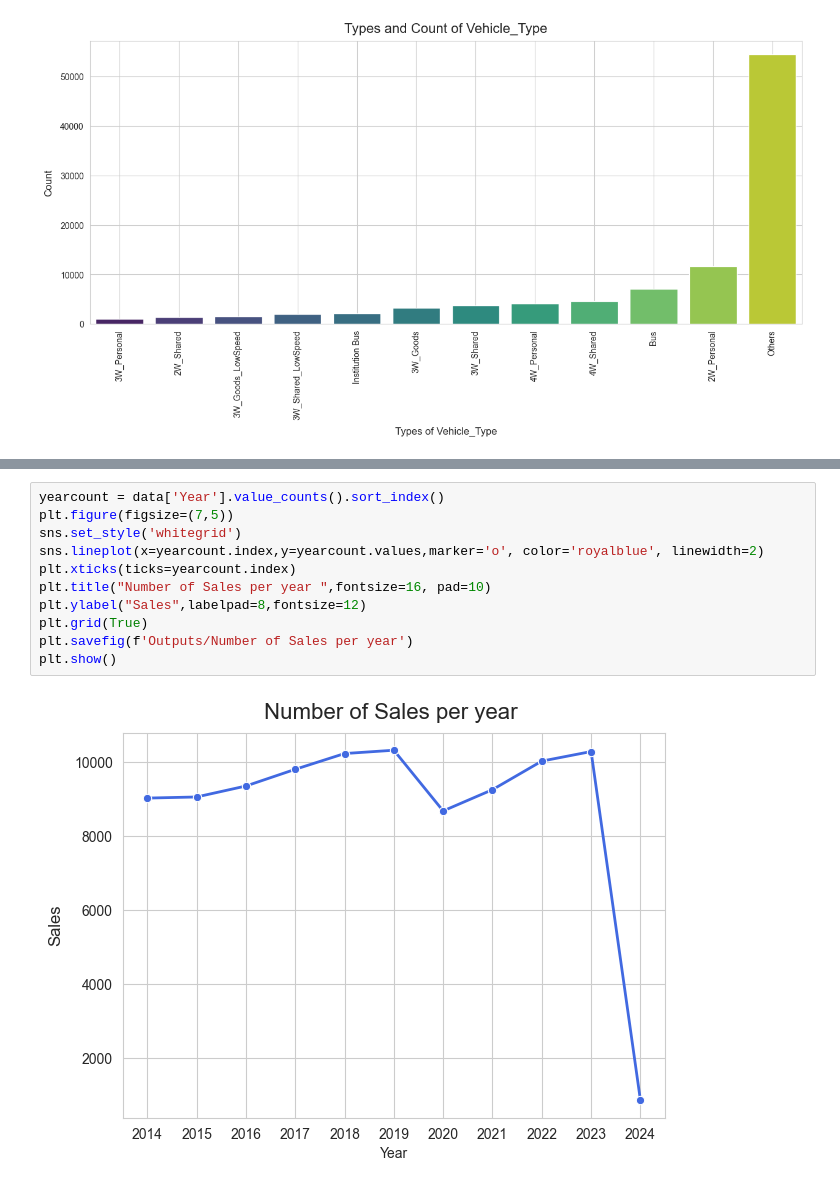
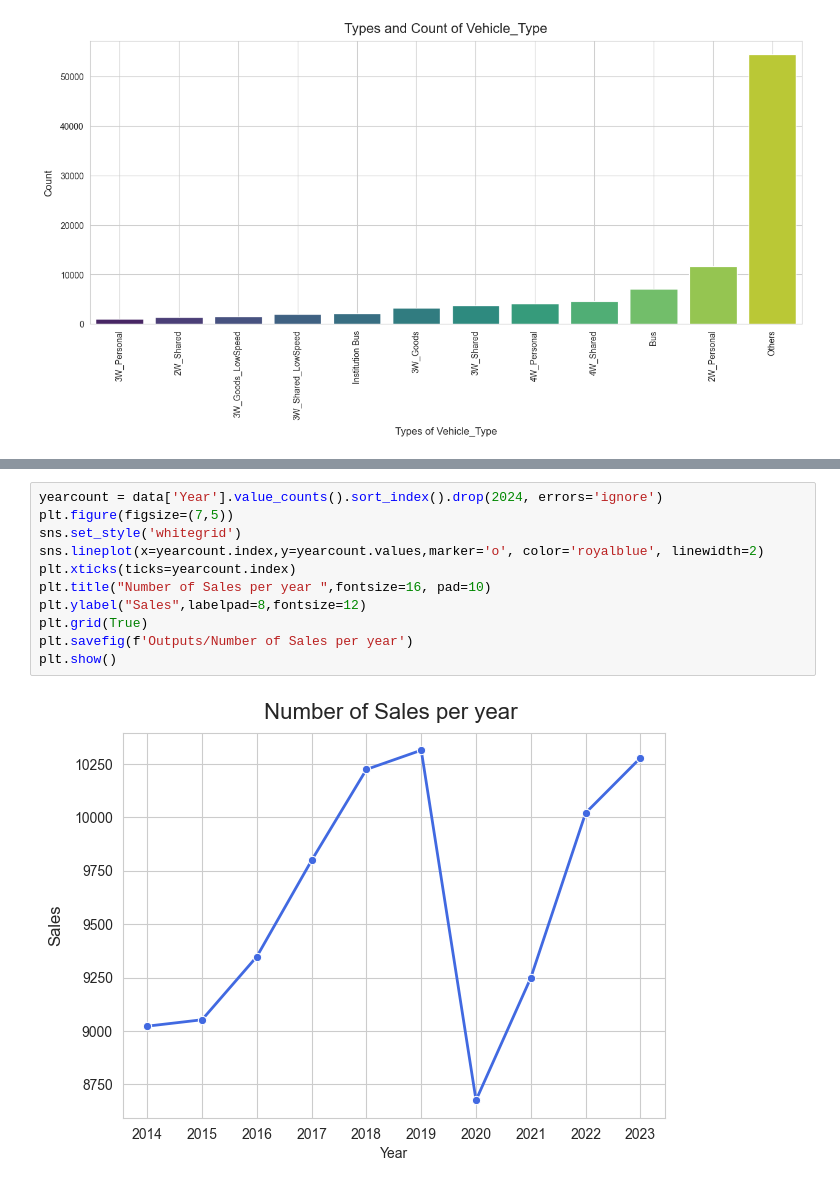
Before and after one commit to Christophermathai/Electric-Vehicle-Sales-by-State-in-India-Data-Analysis, a Jupyter notebook: Electric Vehicle Sales by State in India.ipynb, the cells around one changed output, grey strips where cells are left out. Cells and saved outputs as stored; diff of their text form.

```diff
--- a/Electric Vehicle Sales by State in India.ipynb
+++ b/Electric Vehicle Sales by State in India.ipynb
@@ -109,13 +134,13 @@ Passing `palette` without assigning `hue` is deprecated and will be removed in v
 # %%
-yearcount = data['Year'].value_counts().sort_index()
+yearcount = data['Year'].value_counts().sort_index().drop(2024, errors='ignore')
 plt.figure(figsize=(7,5))
 sns.set_style('whitegrid')
 sns.lineplot(x=yearcount.index,y=yearcount.values,marker='o', color='royalblue', linewidth=2)
 plt.xticks(ticks=yearcount.index)
 plt.title("Number of Sales per year ",fontsize=16, pad=10)
 plt.ylabel("Sales",labelpad=8,fontsize=12)
 plt.grid(True)
 plt.savefig(f'Outputs/Number of Sales per year')
 plt.show()
 # %% [output]
-[figure, old version]
+[figure, new version]
```
Also changed, not shown: parts of 28 cells of this notebook, 10 other files.
